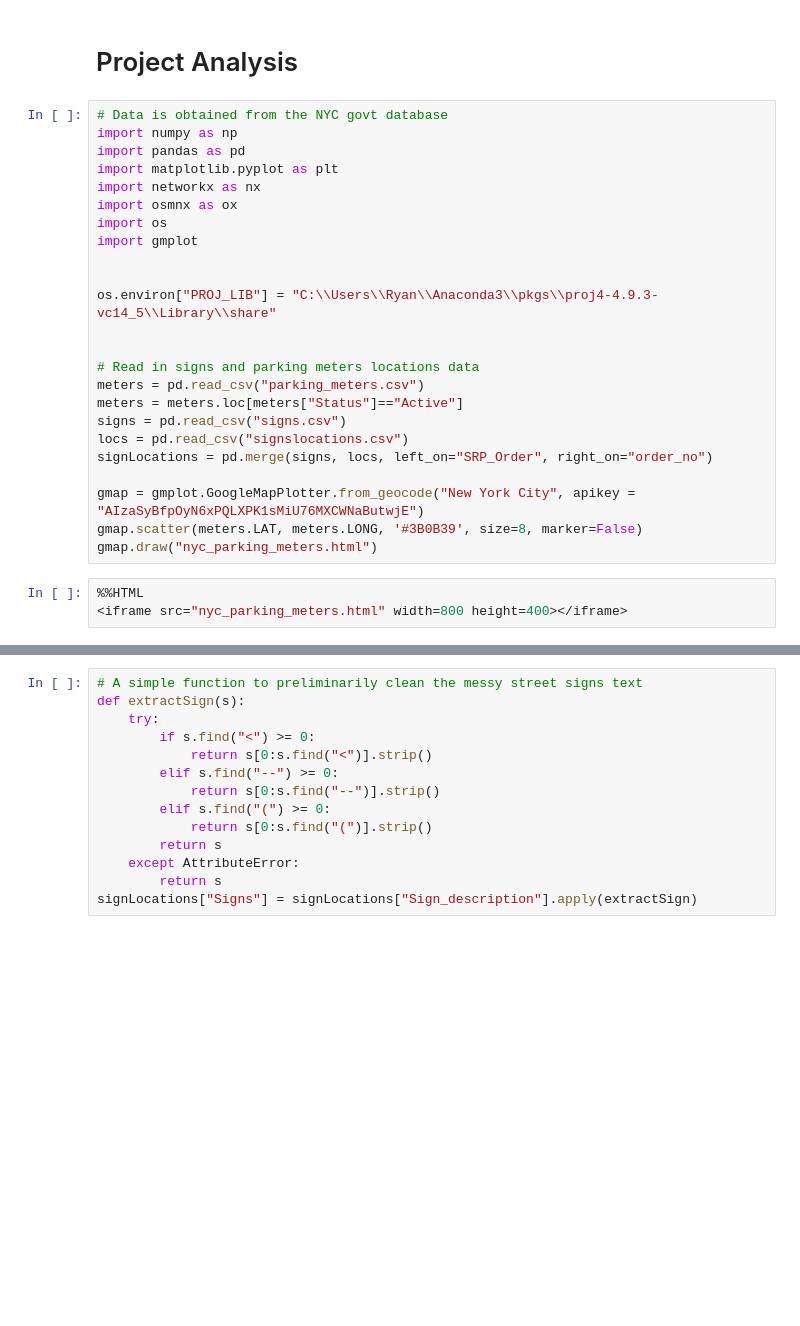
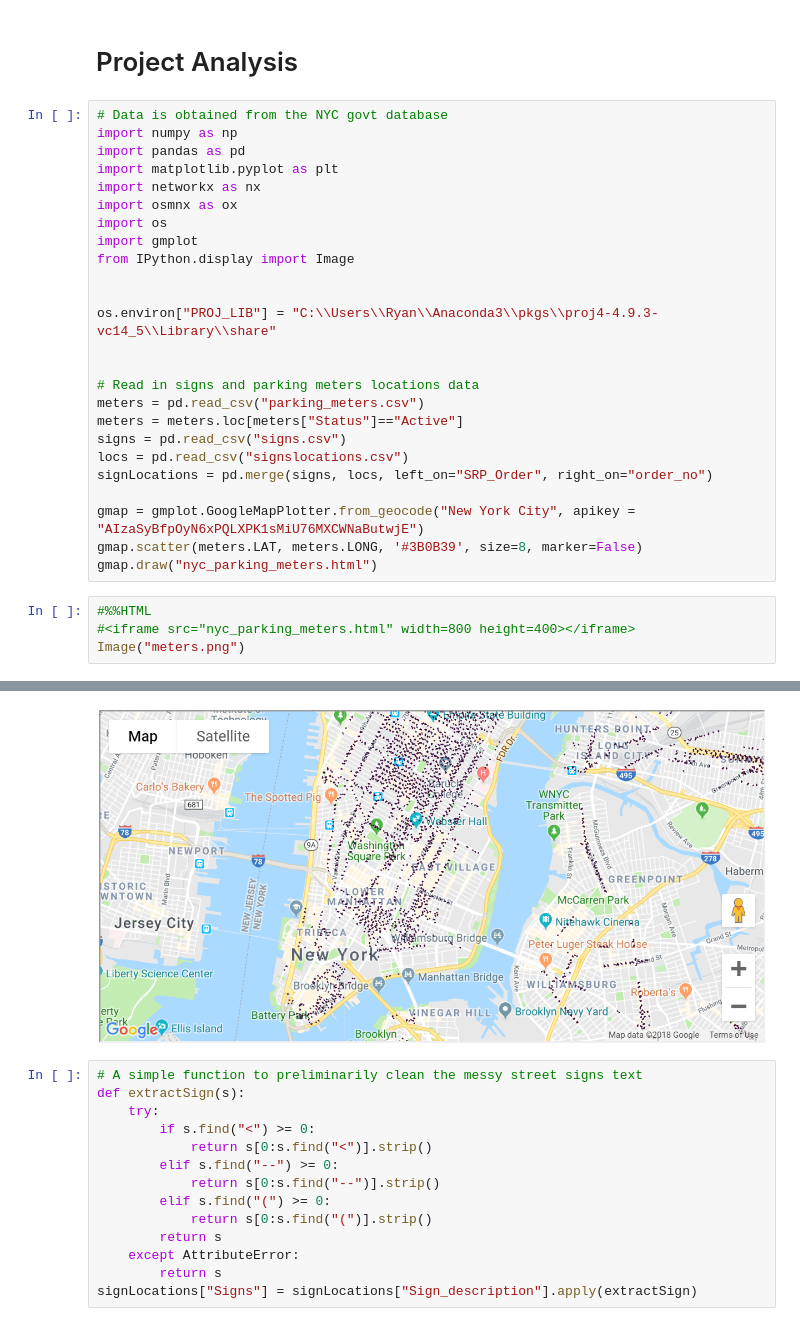
Before and after one commit to znghan/DS-Program-Application, a Jupyter notebook: nyc_parking_display.ipynb, the cells around one changed output, grey strips where cells are left out. Cells and saved outputs as stored; diff of their text form; blank space fills up the shorter version.

Commit message:
updated with image instead of html

```diff
--- a/nyc_parking_display.ipynb
+++ b/nyc_parking_display.ipynb
@@ -9,6 +9,7 @@ import networkx as nx
 import osmnx as ox
 import os
 import gmplot
+from IPython.display import Image
 
 
 os.environ["PROJ_LIB"] = "C:\\Users\\Ryan\\Anaconda3\\pkgs\\proj4-4.9.3-vc14_5\\Library\\share"
@@ -25,6 +26,7 @@ gmap = gmplot.GoogleMapPlotter.from_geocode("New York City", apikey = "AIzaSyBfp
 gmap.scatter(meters.LAT, meters.LONG, '#3B0B39', size=8, marker=False)
 gmap.draw("nyc_parking_meters.html")
 # %%
-%%HTML
-<iframe src="nyc_parking_meters.html" width=800 height=400></iframe>
+#%%HTML
+#<iframe src="nyc_parking_meters.html" width=800 height=400></iframe>
+Image("meters.png")
 # %% [output]
@@ -32,3 +33,4 @@ gmap.draw("nyc_parking_meters.html")
+[figure, added]
 # %%
 # A simple function to preliminarily clean the messy street signs text
 def extractSign(s):
```
Also changed, not shown: parts of 1 cell of this notebook.
